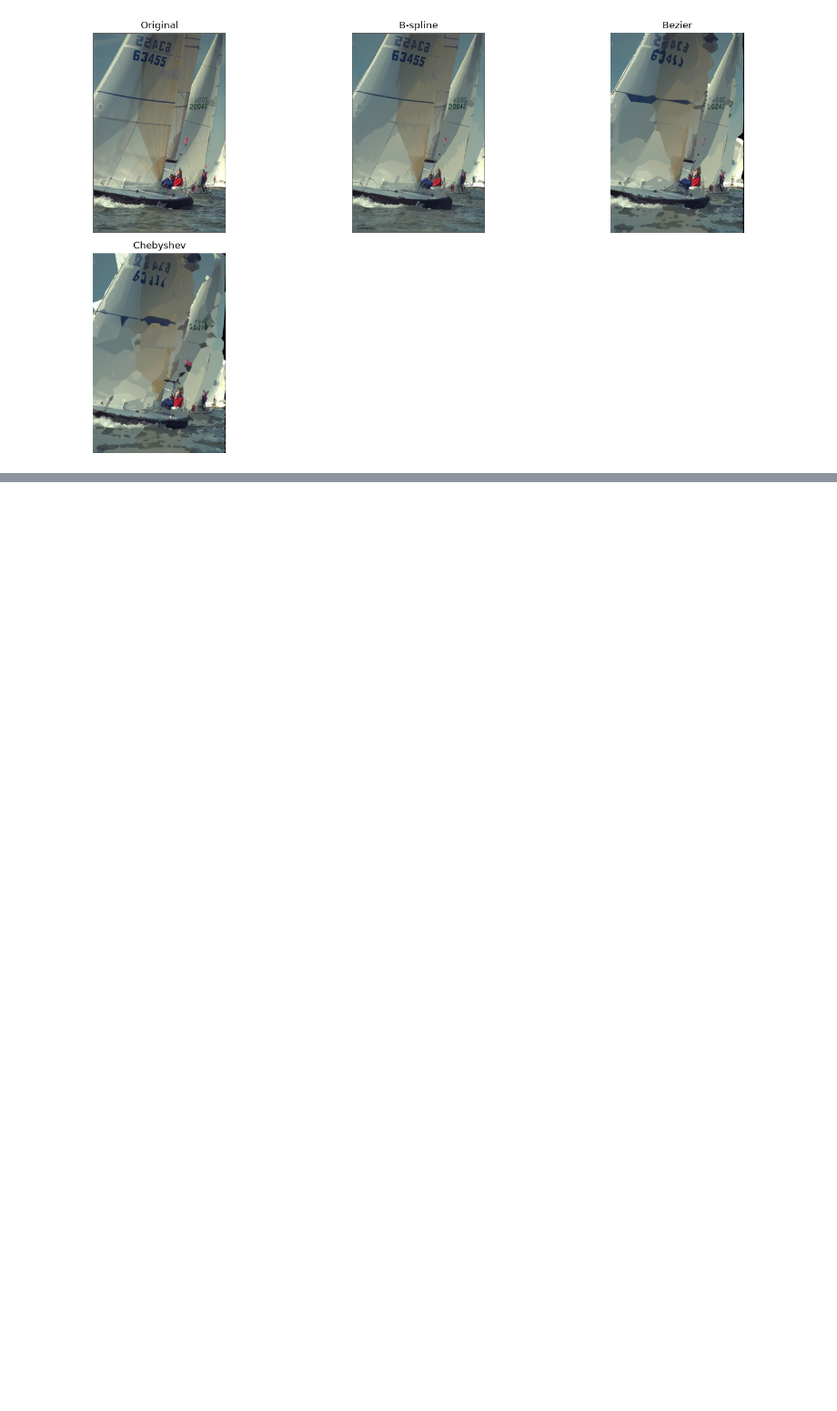
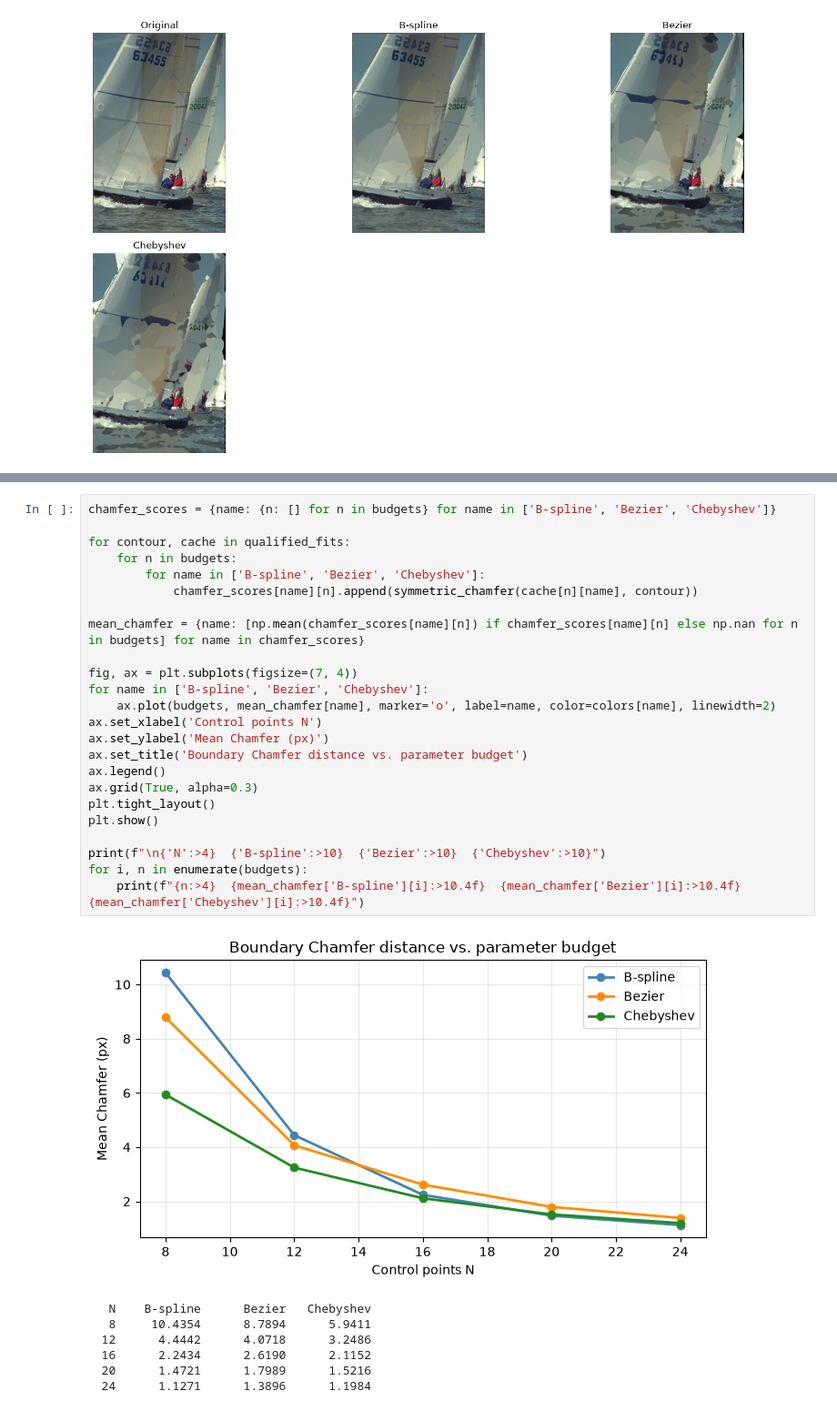
Before and after one commit to d22fish/cvImgCompression, a Jupyter notebook: v7.3FuncCompress.ipynb, the cells around one changed output, grey strips where cells are left out. Shown at 91% size. Drawn from its saved outputs; the diff is of its cells as text; blank space fills up the shorter version.

```diff
--- a/v7.3FuncCompress.ipynb
+++ b/v7.3FuncCompress.ipynb
@@ -1224,6 +1241,38 @@ Qualified contours: 242
   16      0.7356      0.8028      0.8195
   20      0.7543      0.8316      0.8467
   24      0.7632      0.8538      0.8661
+# %%
+chamfer_scores = {name: {n: [] for n in budgets} for name in ['B-spline', 'Bezier', 'Chebyshev']}
+
+for contour, cache in qualified_fits:
+    for n in budgets:
+        for name in ['B-spline', 'Bezier', 'Chebyshev']:
+            chamfer_scores[name][n].append(symmetric_chamfer(cache[n][name], contour))
+
+mean_chamfer = {name: [np.mean(chamfer_scores[name][n]) if chamfer_scores[name][n] else np.nan for n in budgets] for name in chamfer_scores}
+
+fig, ax = plt.subplots(figsize=(7, 4))
+for name in ['B-spline', 'Bezier', 'Chebyshev']:
+    ax.plot(budgets, mean_chamfer[name], marker='o', label=name, color=colors[name], linewidth=2)
+ax.set_xlabel('Control points N')
+ax.set_ylabel('Mean Chamfer (px)')
+ax.set_title('Boundary Chamfer distance vs. parameter budget')
+ax.legend()
+ax.grid(True, alpha=0.3)
+plt.tight_layout()
+plt.show()
+
+print(f"\n{'N':>4}  {'B-spline':>10}  {'Bezier':>10}  {'Chebyshev':>10}")
+for i, n in enumerate(budgets):
+    print(f"{n:>4}  {mean_chamfer['B-spline'][i]:>10.4f}  {mean_chamfer['Bezier'][i]:>10.4f}  {mean_chamfer['Chebyshev'][i]:>10.4f}")
+# %% [output]
+[figure, added]
+   N    B-spline      Bezier   Chebyshev
+   8     10.4354      8.7894      5.9411
+  12      4.4442      4.0718      3.2486
+  16      2.2434      2.6190      2.1152
+  20      1.4721      1.7989      1.5216
+  24      1.1271      1.3896      1.1984
 # %%
 def compress_fixed_n(fit_fn, n):
     # Write imComp.txt using fit_fn at fixed budget n, then decode
```
Also changed, not shown: parts of 6 cells of this notebook, 6 other files.
